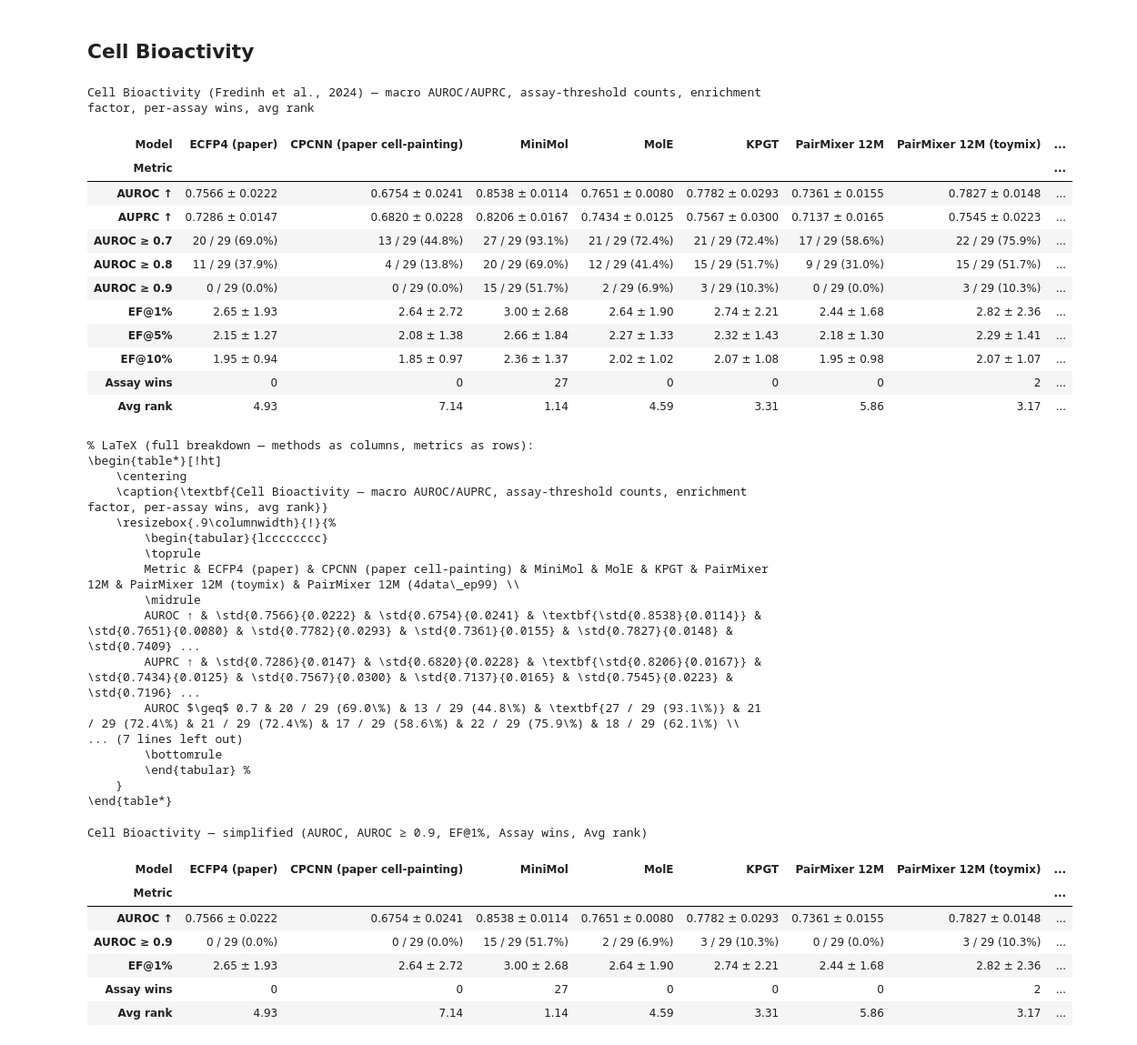
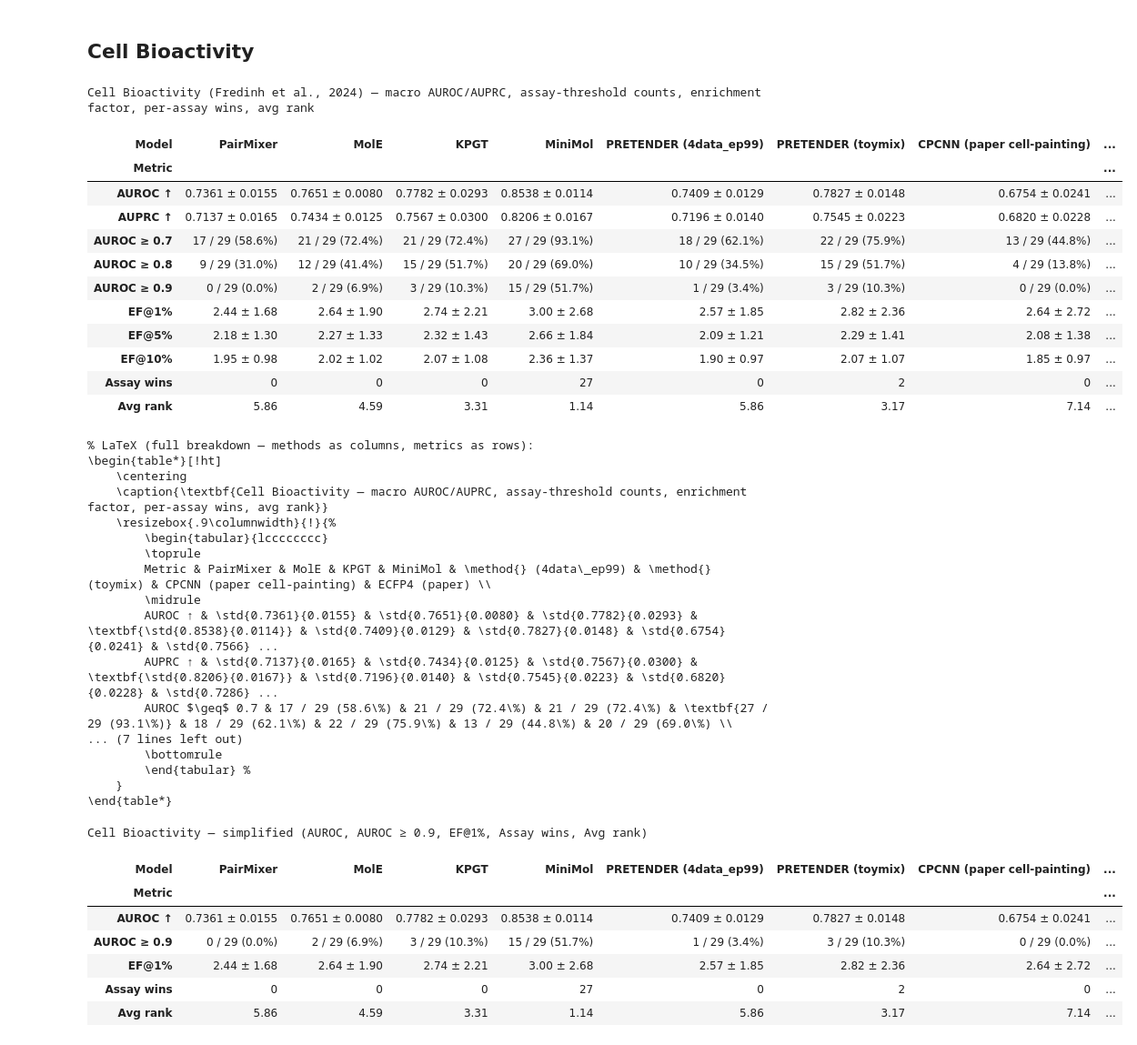
Before and after one commit to seonghyun26/graphium, a Jupyter notebook: notebooks/00_results_dashboard.ipynb, the cells around one changed output. Shown at 91% size. Drawn from its saved outputs; the diff is of its cells as text; code cells hidden in the pictures.

```diff
--- a/notebooks/00_results_dashboard.ipynb
+++ b/notebooks/00_results_dashboard.ipynb
@@ -1137,6 +1241,14 @@ for _csv_name, _model_fn, _method_fn in _FROZEN_SOURCES:
     _ext = _ext[_ext['_model'].notna()]
     if len(_ext) == 0:
         continue
+    if _csv_name == 'pairmixer_admet_results.csv' and 'ckpt_tag' in _ext.columns:
+        _epochs = pd.to_numeric(
+            _ext['ckpt_tag'].astype(str).str.extract(r'v2_4ds.*_ep(\d+)', expand=False),
+            errors='coerce',
+        )
+        if _epochs.notna().any():
+            _latest_epoch = int(_epochs.max())
+            _ext = _ext[_epochs.isna() | (_epochs == _latest_epoch)].copy()
     _ext['_method'] = _ext.apply(_method_fn, axis=1)
     _agg_cols = [c for c in _frozen_metric_names if c in _ext.columns]
     if not _agg_cols:
@@ -1208,6 +1320,7 @@ if len(_fang_df) > 0 or any(_frozen_rows_by_task.values()):
 
     # Multi-row index: group by Task
     _result = _result.set_index(['Task', 'Model'])
+    _result = _relabel_method_index(_result, level='Model')
 
     def _parse_mean(_v):
         if not isinstance(_v, str) or _v in ('', '-'):
@@ -1290,6 +1403,7 @@ if len(_fang_df) > 0 or any(_frozen_rows_by_task.values()):
     _simple = _result[[_main_col]].copy()
     _simple = _simple.unstack(level=-1)
     _simple.columns = _simple.columns.get_level_values(-1)
+    _simple = _reorder_method_columns(_simple)
 
     # Numeric copy (mean only) for per-column aggregates.
     _means = _simple.applymap(_parse_mean)
@@ -1502,6 +1616,7 @@ if _dtiam_path.exists():
                 _rows.append(_row)
 
     _result = pd.DataFrame(_rows).set_index(['Subset', 'Split', 'Model'])
+    _result = _relabel_method_index(_result, level='Model')
 
     # Bold best model per (subset, split) for each metric.
     def _style_dtiam(_s):
@@ -1718,6 +1833,7 @@ else:
             continue
         _combined = _combined.merge(_part, on=_key_cols, how='outer')
     _combined = _combined.set_index(_key_cols)
+    _combined = _relabel_method_index(_combined, level='Model')
 
     _metric_directions = {_c: 'higher' for _c in _combined.columns}
     if 'Avg rank' in _combined.columns:
@@ -1727,7 +1843,7 @@ else:
     # levels are degenerate for this table, so we drop them.
     _flat = _combined.copy()
     _flat.index = _flat.index.get_level_values('Model')
-    _table = _flat.T
+    _table = _reorder_method_columns(_flat.T)
     _table.index.name = 'Metric'
 
     def _style_metric_rows(_s):
@@ -1821,47 +1937,46 @@ else:
             _simple_latex,
             caption='Cell Bioactivity — selected metrics (AUROC, AUROC $\\geq$ 0.9, EF@1%, Assay wins, Avg rank)',
         ))
 
     # Assay-level AUROC distribution boxplot.
     _box_df = build_assay_auroc_boxplot_frame(_bio)
     if _box_df.empty:
         print('No per-assay AUROC columns found for the assay-level boxplot.')
     else:
         _split = 'cv6'
         _box_df = _box_df[_box_df['Split'] == _split].copy()
         _box_df['Model'] = _box_df['Model'].map(lambda _m: _bio_encoder_labels.get(_m, _m))
-        _order = [m for m in _bio_encoder_labels.values() if m in set(_box_df['Model'])]
-        _order += sorted(set(_box_df['Model']) - set(_order))
+        _order = sorted(set(_box_df['Model']), key=_method_sort_key)
         _box_data = [
             _box_df.loc[_box_df['Model'] == _model, 'AUROC'].to_numpy()
             for _model in _order
         ]
         plt.figure(figsize=(10, 4.8))
         _box = plt.boxplot(_box_data, tick_labels=_order, patch_artist=True, showmeans=True)
         _colors = plt.cm.Set3(np.linspace(0, 1, len(_order)))
         for _patch, _color in zip(_box['boxes'], _colors):
             _patch.set_facecolor(_color)
             _patch.set_alpha(0.8)
         plt.ylabel('Mean assay AUROC across CV folds')
         plt.title('Cell Bioactivity — assay-level AUROC distribution across 29 assays')
         plt.xticks(rotation=20, ha='right')
         plt.grid(axis='y', alpha=0.3)
         plt.tight_layout()
         plt.show()
 # %% [output]
 Cell Bioactivity (Fredinh et al., 2024) — macro AUROC/AUPRC, assay-threshold counts, enrichment factor, per-assay wins, avg rank
-| Model | ECFP4 (paper) | CPCNN (paper cell-painting) | MiniMol | MolE | KPGT | PairMixer 12M | PairMixer 12M (toymix) | ... |
+| Model | PairMixer | MolE | KPGT | MiniMol | PRETENDER (4data_ep99) | PRETENDER (toymix) | CPCNN (paper cell-painting) | ... |
 | Metric |  |  |  |  |  |  |  | ... |
-| AUROC ↑ | 0.7566 ± 0.0222 | 0.6754 ± 0.0241 | 0.8538 ± 0.0114 | 0.7651 ± 0.0080 | 0.7782 ± 0.0293 | 0.7361 ± 0.0155 | 0.7827 ± 0.0148 | ... |
-| AUPRC ↑ | 0.7286 ± 0.0147 | 0.6820 ± 0.0228 | 0.8206 ± 0.0167 | 0.7434 ± 0.0125 | 0.7567 ± 0.0300 | 0.7137 ± 0.0165 | 0.7545 ± 0.0223 | ... |
-| AUROC ≥ 0.7 | 20 / 29 (69.0%) | 13 / 29 (44.8%) | 27 / 29 (93.1%) | 21 / 29 (72.4%) | 21 / 29 (72.4%) | 17 / 29 (58.6%) | 22 / 29 (75.9%) | ... |
-| AUROC ≥ 0.8 | 11 / 29 (37.9%) | 4 / 29 (13.8%) | 20 / 29 (69.0%) | 12 / 29 (41.4%) | 15 / 29 (51.7%) | 9 / 29 (31.0%) | 15 / 29 (51.7%) | ... |
-| AUROC ≥ 0.9 | 0 / 29 (0.0%) | 0 / 29 (0.0%) | 15 / 29 (51.7%) | 2 / 29 (6.9%) | 3 / 29 (10.3%) | 0 / 29 (0.0%) | 3 / 29 (10.3%) | ... |
-| EF@1% | 2.65 ± 1.93 | 2.64 ± 2.72 | 3.00 ± 2.68 | 2.64 ± 1.90 | 2.74 ± 2.21 | 2.44 ± 1.68 | 2.82 ± 2.36 | ... |
-| EF@5% | 2.15 ± 1.27 | 2.08 ± 1.38 | 2.66 ± 1.84 | 2.27 ± 1.33 | 2.32 ± 1.43 | 2.18 ± 1.30 | 2.29 ± 1.41 | ... |
-| EF@10% | 1.95 ± 0.94 | 1.85 ± 0.97 | 2.36 ± 1.37 | 2.02 ± 1.02 | 2.07 ± 1.08 | 1.95 ± 0.98 | 2.07 ± 1.07 | ... |
-| Assay wins | 0 | 0 | 27 | 0 | 0 | 0 | 2 | ... |
-| Avg rank | 4.93 | 7.14 | 1.14 | 4.59 | 3.31 | 5.86 | 3.17 | ... |
+| AUROC ↑ | 0.7361 ± 0.0155 | 0.7651 ± 0.0080 | 0.7782 ± 0.0293 | 0.8538 ± 0.0114 | 0.7409 ± 0.0129 | 0.7827 ± 0.0148 | 0.6754 ± 0.0241 | ... |
+| AUPRC ↑ | 0.7137 ± 0.0165 | 0.7434 ± 0.0125 | 0.7567 ± 0.0300 | 0.8206 ± 0.0167 | 0.7196 ± 0.0140 | 0.7545 ± 0.0223 | 0.6820 ± 0.0228 | ... |
+| AUROC ≥ 0.7 | 17 / 29 (58.6%) | 21 / 29 (72.4%) | 21 / 29 (72.4%) | 27 / 29 (93.1%) | 18 / 29 (62.1%) | 22 / 29 (75.9%) | 13 / 29 (44.8%) | ... |
+| AUROC ≥ 0.8 | 9 / 29 (31.0%) | 12 / 29 (41.4%) | 15 / 29 (51.7%) | 20 / 29 (69.0%) | 10 / 29 (34.5%) | 15 / 29 (51.7%) | 4 / 29 (13.8%) | ... |
+| AUROC ≥ 0.9 | 0 / 29 (0.0%) | 2 / 29 (6.9%) | 3 / 29 (10.3%) | 15 / 29 (51.7%) | 1 / 29 (3.4%) | 3 / 29 (10.3%) | 0 / 29 (0.0%) | ... |
+| EF@1% | 2.44 ± 1.68 | 2.64 ± 1.90 | 2.74 ± 2.21 | 3.00 ± 2.68 | 2.57 ± 1.85 | 2.82 ± 2.36 | 2.64 ± 2.72 | ... |
+| EF@5% | 2.18 ± 1.30 | 2.27 ± 1.33 | 2.32 ± 1.43 | 2.66 ± 1.84 | 2.09 ± 1.21 | 2.29 ± 1.41 | 2.08 ± 1.38 | ... |
+| EF@10% | 1.95 ± 0.98 | 2.02 ± 1.02 | 2.07 ± 1.08 | 2.36 ± 1.37 | 1.90 ± 0.97 | 2.07 ± 1.07 | 1.85 ± 0.97 | ... |
+| Assay wins | 0 | 0 | 0 | 27 | 0 | 2 | 0 | ... |
+| Avg rank | 5.86 | 4.59 | 3.31 | 1.14 | 5.86 | 3.17 | 7.14 | ... |
 % LaTeX (full breakdown — methods as columns, metrics as rows):
 \begin{table*}[!ht]
     \centering
@@ -1869,24 +1984,24 @@ Cell Bioactivity (Fredinh et al., 2024) — macro AUROC/AUPRC, assay-threshold c
     \resizebox{.9\columnwidth}{!}{%
         \begin{tabular}{lcccccccc}
         \toprule
-        Metric & ECFP4 (paper) & CPCNN (paper cell-painting) & MiniMol & MolE & KPGT & PairMixer 12M & PairMixer 12M (toymix) & PairMixer 12M (4data\_ep99) \\
+        Metric & PairMixer & MolE & KPGT & MiniMol & \method{} (4data\_ep99) & \method{} (toymix) & CPCNN (paper cell-painting) & ECFP4 (paper) \\
         \midrule
-        AUROC ↑ & \std{0.7566}{0.0222} & \std{0.6754}{0.0241} & \textbf{\std{0.8538}{0.0114}} & \std{0.7651}{0.0080} & \std{0.7782}{0.0293} & \std{0.7361}{0.0155} & \std{0.7827}{0.0148} & \std{0.7409} ...
-        AUPRC ↑ & \std{0.7286}{0.0147} & \std{0.6820}{0.0228} & \textbf{\std{0.8206}{0.0167}} & \std{0.7434}{0.0125} & \std{0.7567}{0.0300} & \std{0.7137}{0.0165} & \std{0.7545}{0.0223} & \std{0.7196} ...
-        AUROC $\geq$ 0.7 & 20 / 29 (69.0\%) & 13 / 29 (44.8\%) & \textbf{27 / 29 (93.1\%)} & 21 / 29 (72.4\%) & 21 / 29 (72.4\%) & 17 / 29 (58.6\%) & 22 / 29 (75.9\%) & 18 / 29 (62.1\%) \\
+        AUROC ↑ & \std{0.7361}{0.0155} & \std{0.7651}{0.0080} & \std{0.7782}{0.0293} & \textbf{\std{0.8538}{0.0114}} & \std{0.7409}{0.0129} & \std{0.7827}{0.0148} & \std{0.6754}{0.0241} & \std{0.7566} ...
+        AUPRC ↑ & \std{0.7137}{0.0165} & \std{0.7434}{0.0125} & \std{0.7567}{0.0300} & \textbf{\std{0.8206}{0.0167}} & \std{0.7196}{0.0140} & \std{0.7545}{0.0223} & \std{0.6820}{0.0228} & \std{0.7286} ...
+        AUROC $\geq$ 0.7 & 17 / 29 (58.6\%) & 21 / 29 (72.4\%) & 21 / 29 (72.4\%) & \textbf{27 / 29 (93.1\%)} & 18 / 29 (62.1\%) & 22 / 29 (75.9\%) & 13 / 29 (44.8\%) & 20 / 29 (69.0\%) \\
 ... (7 lines left out)
         \bottomrule
         \end{tabular} %
     }
 \end{table*}
 Cell Bioactivity — simplified (AUROC, AUROC ≥ 0.9, EF@1%, Assay wins, Avg rank)
-| Model | ECFP4 (paper) | CPCNN (paper cell-painting) | MiniMol | MolE | KPGT | PairMixer 12M | PairMixer 12M (toymix) | ... |
+| Model | PairMixer | MolE | KPGT | MiniMol | PRETENDER (4data_ep99) | PRETENDER (toymix) | CPCNN (paper cell-painting) | ... |
 | Metric |  |  |  |  |  |  |  | ... |
-| AUROC ↑ | 0.7566 ± 0.0222 | 0.6754 ± 0.0241 | 0.8538 ± 0.0114 | 0.7651 ± 0.0080 | 0.7782 ± 0.0293 | 0.7361 ± 0.0155 | 0.7827 ± 0.0148 | ... |
-| AUROC ≥ 0.9 | 0 / 29 (0.0%) | 0 / 29 (0.0%) | 15 / 29 (51.7%) | 2 / 29 (6.9%) | 3 / 29 (10.3%) | 0 / 29 (0.0%) | 3 / 29 (10.3%) | ... |
-| EF@1% | 2.65 ± 1.93 | 2.64 ± 2.72 | 3.00 ± 2.68 | 2.64 ± 1.90 | 2.74 ± 2.21 | 2.44 ± 1.68 | 2.82 ± 2.36 | ... |
-| Assay wins | 0 | 0 | 27 | 0 | 0 | 0 | 2 | ... |
-| Avg rank | 4.93 | 7.14 | 1.14 | 4.59 | 3.31 | 5.86 | 3.17 | ... |
+| AUROC ↑ | 0.7361 ± 0.0155 | 0.7651 ± 0.0080 | 0.7782 ± 0.0293 | 0.8538 ± 0.0114 | 0.7409 ± 0.0129 | 0.7827 ± 0.0148 | 0.6754 ± 0.0241 | ... |
+| AUROC ≥ 0.9 | 0 / 29 (0.0%) | 2 / 29 (6.9%) | 3 / 29 (10.3%) | 15 / 29 (51.7%) | 1 / 29 (3.4%) | 3 / 29 (10.3%) | 0 / 29 (0.0%) | ... |
+| EF@1% | 2.44 ± 1.68 | 2.64 ± 1.90 | 2.74 ± 2.21 | 3.00 ± 2.68 | 2.57 ± 1.85 | 2.82 ± 2.36 | 2.64 ± 2.72 | ... |
+| Assay wins | 0 | 0 | 0 | 27 | 0 | 2 | 0 | ... |
+| Avg rank | 5.86 | 4.59 | 3.31 | 1.14 | 5.86 | 3.17 | 7.14 | ... |
 % LaTeX (simplified — selected metrics only):
 \begin{table*}[!ht]
     \centering
```
Also changed, not shown: parts of 7 cells of this notebook, 28 other files.
